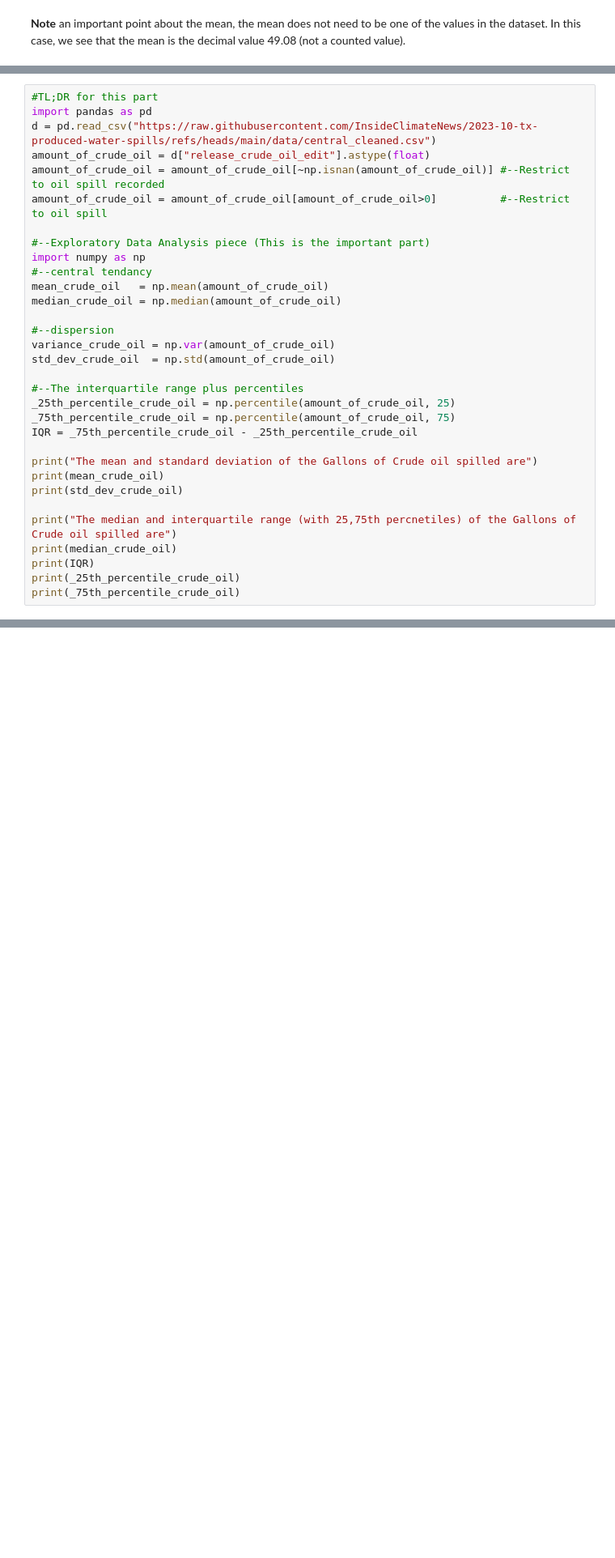
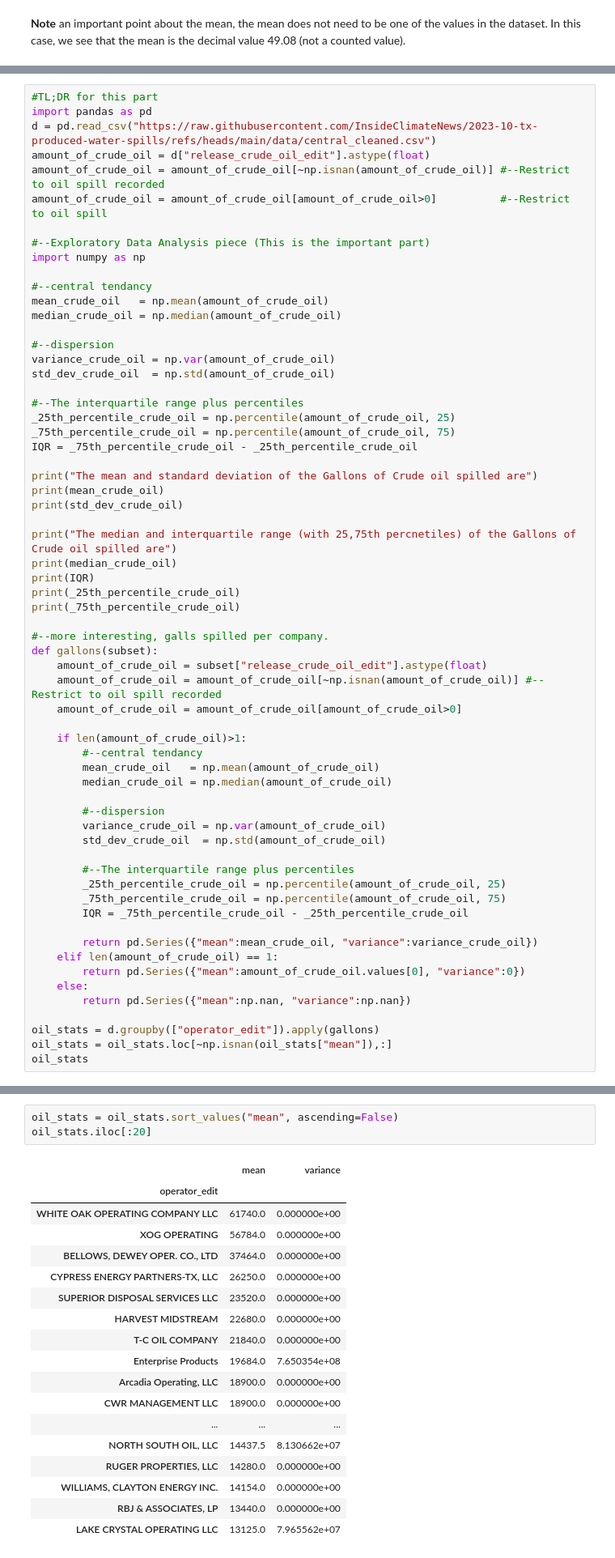
Before and after one commit to computationalUncertaintyLab/dexp_book, a Jupyter notebook: EDA_01.ipynb, the cells around one changed output, grey strips where cells are left out. Shown at 81% size. Cells and saved outputs as stored; diff of their text form; blank space fills up the shorter version.

```diff
--- a/EDA_01.ipynb
+++ b/EDA_01.ipynb
@@ -544,6 +651,7 @@ amount_of_crude_oil = amount_of_crude_oil[amount_of_crude_oil>0]          #--Res
 
 #--Exploratory Data Analysis piece (This is the important part)
 import numpy as np
+
 #--central tendancy
 mean_crude_oil   = np.mean(amount_of_crude_oil)
 median_crude_oil = np.median(amount_of_crude_oil)
@@ -566,6 +674,36 @@ print(median_crude_oil)
 print(IQR)
 print(_25th_percentile_crude_oil)
 print(_75th_percentile_crude_oil)
+
+#--more interesting, galls spilled per company.
+def gallons(subset):
+    amount_of_crude_oil = subset["release_crude_oil_edit"].astype(float)
+    amount_of_crude_oil = amount_of_crude_oil[~np.isnan(amount_of_crude_oil)] #--Restrict to oil spill recorded
+    amount_of_crude_oil = amount_of_crude_oil[amount_of_crude_oil>0]
+
+    if len(amount_of_crude_oil)>1:
+        #--central tendancy
+        mean_crude_oil   = np.mean(amount_of_crude_oil)
+        median_crude_oil = np.median(amount_of_crude_oil)
+
+        #--dispersion
+        variance_crude_oil = np.var(amount_of_crude_oil)
+        std_dev_crude_oil  = np.std(amount_of_crude_oil)
+
+        #--The interquartile range plus percentiles
+        _25th_percentile_crude_oil = np.percentile(amount_of_crude_oil, 25)
+        _75th_percentile_crude_oil = np.percentile(amount_of_crude_oil, 75)
+        IQR = _75th_percentile_crude_oil - _25th_percentile_crude_oil
+
+        return pd.Series({"mean":mean_crude_oil, "variance":variance_crude_oil})
+    elif len(amount_of_crude_oil) == 1:
+        return pd.Series({"mean":amount_of_crude_oil.values[0], "variance":0})
+    else:
+        return pd.Series({"mean":np.nan, "variance":np.nan})
+
+oil_stats = d.groupby(["operator_edit"]).apply(gallons)
+oil_stats = oil_stats.loc[~np.isnan(oil_stats["mean"]),:]
+oil_stats
 # %% [output]
 The mean and standard deviation of the Gallons of Crude oil spilled are
 1779.2016927184468
@@ -578 +730,23 @@ The median and interquartile range (with 25,75th percnetiles) of the Gallons of
+# %%
+oil_stats = oil_stats.sort_values("mean", ascending=False)
+oil_stats.iloc[:20]
+# %% [output]
+|  | mean | variance |
+| operator_edit |  |  |
+| WHITE OAK OPERATING COMPANY LLC | 61740.0 | 0.000000e+00 |
+| XOG OPERATING | 56784.0 | 0.000000e+00 |
+| BELLOWS, DEWEY OPER. CO., LTD | 37464.0 | 0.000000e+00 |
+| CYPRESS ENERGY PARTNERS-TX, LLC | 26250.0 | 0.000000e+00 |
+| SUPERIOR DISPOSAL SERVICES LLC | 23520.0 | 0.000000e+00 |
+| HARVEST MIDSTREAM | 22680.0 | 0.000000e+00 |
+| T-C OIL COMPANY | 21840.0 | 0.000000e+00 |
+| Enterprise Products | 19684.0 | 7.650354e+08 |
+| Arcadia Operating, LLC | 18900.0 | 0.000000e+00 |
+| CWR MANAGEMENT LLC | 18900.0 | 0.000000e+00 |
+| ... | ... | ... |
+| NORTH SOUTH OIL, LLC | 14437.5 | 8.130662e+07 |
+| RUGER PROPERTIES, LLC | 14280.0 | 0.000000e+00 |
+| WILLIAMS, CLAYTON ENERGY INC. | 14154.0 | 0.000000e+00 |
+| RBJ & ASSOCIATES, LP | 13440.0 | 0.000000e+00 |
+| LAKE CRYSTAL OPERATING LLC | 13125.0 | 7.965562e+07 |
 # %% [markdown]
```
Also changed, not shown: parts of 6 cells of this notebook, 2 other files.
